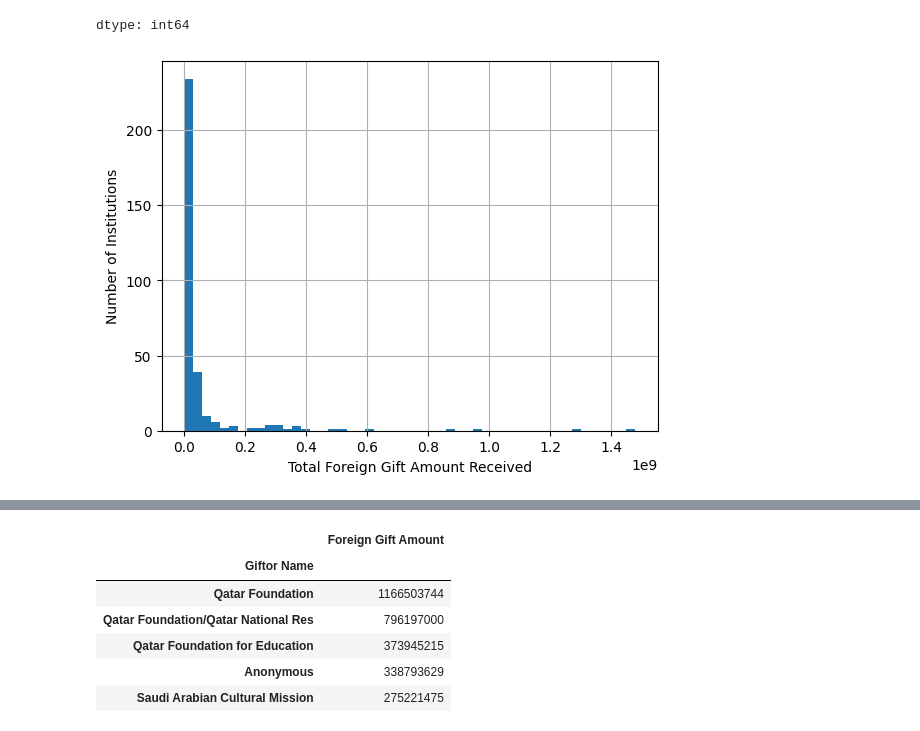
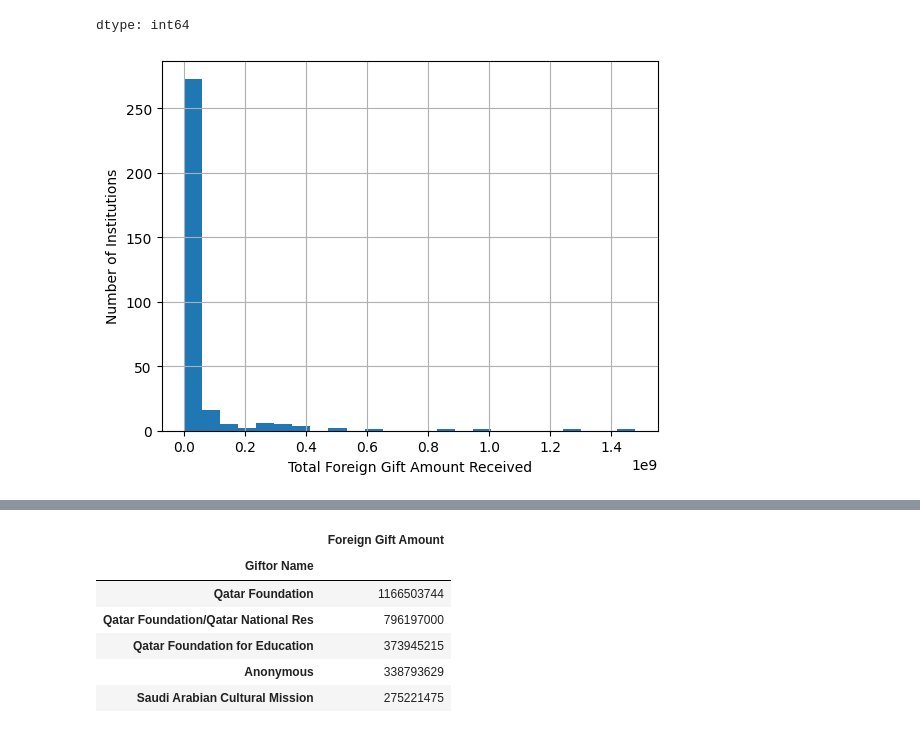
Before and after one commit to AlxScottt/undergrad_ml_assignments, a Jupyter notebook: 01_assignment_wrangling_and_eda.ipynb, the cells around one changed output, grey strips where cells are left out. Drawn from its saved outputs; the diff is of its cells as text; code cells hidden in the pictures.

```diff
--- a/01_assignment_wrangling_and_eda.ipynb
+++ b/01_assignment_wrangling_and_eda.ipynb
@@ -442,12 +447,12 @@ dtype: int64
 # %%
 institution_totals = (
     df.groupby('Institution Name')['Foreign Gift Amount']
       .sum()
 )
 
-institution_totals.hist(bins=50)
+institution_totals.hist(bins=25)
 plt.xlabel("Total Foreign Gift Amount Received")
 plt.ylabel("Number of Institutions")
 plt.show()
 # %% [output]
-[figure, old version]
+[figure, new version]
```
Also changed, not shown: parts of 10 cells of this notebook.
